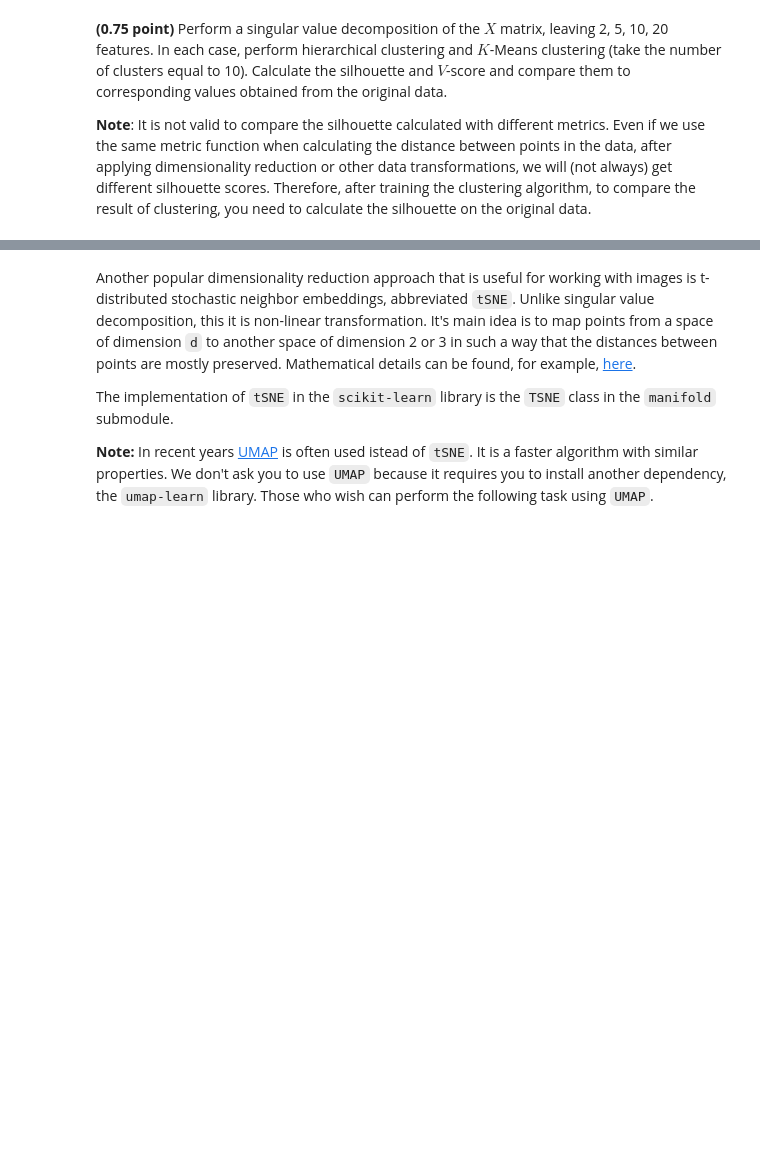
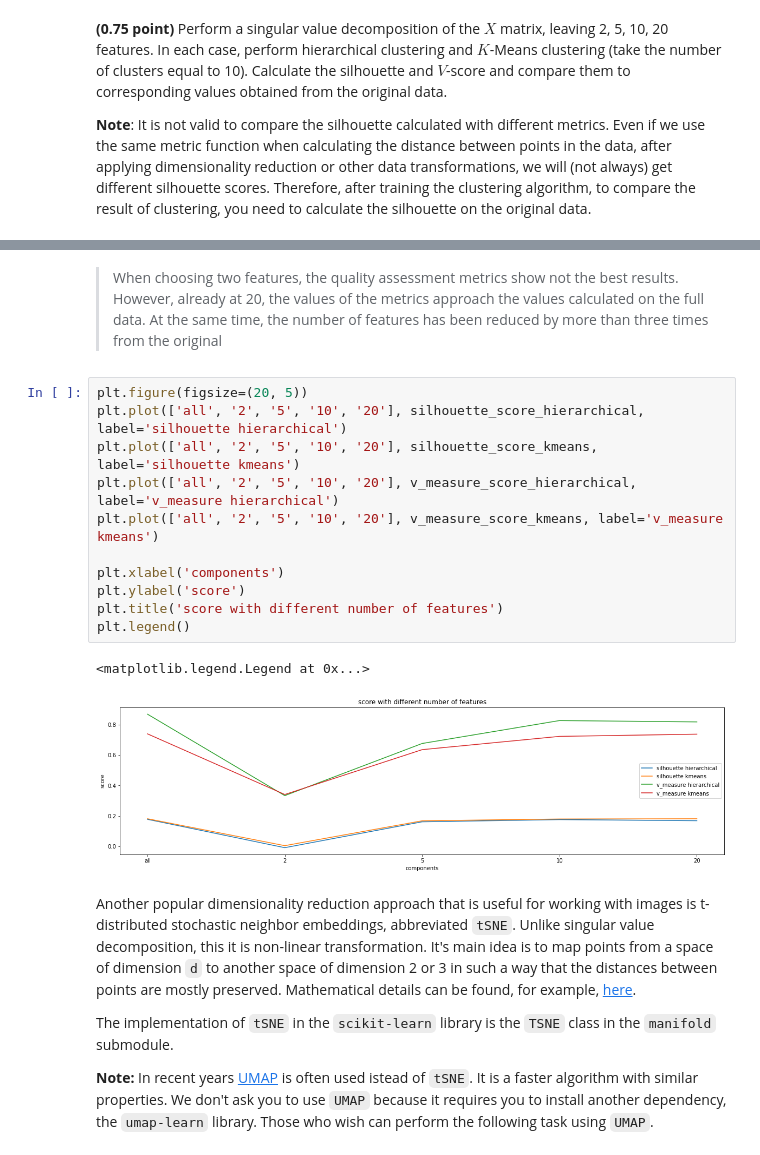
Before and after one commit to kastrubait/ml-intro-2022Q1, a Jupyter notebook: task-8_clustering.ipynb, the cells around one changed output, grey strips where cells are left out. Saved outputs shown, nothing was run; the diff lists cells and outputs as text; blank space fills up the shorter version.

```diff
--- a/task-8_clustering.ipynb
+++ b/task-8_clustering.ipynb
@@ -355,3 +399,19 @@ The `scikit-learn` module has several implementations of singular value decompos
+# %% [markdown]
+> When choosing two features, the quality assessment metrics show not the best results. However, already at 20, the values of the metrics approach the values calculated on the full data. At the same time, the number of features has been reduced by more than three times from the original
+# %%
+plt.figure(figsize=(20, 5))
+plt.plot(['all', '2', '5', '10', '20'], silhouette_score_hierarchical, label='silhouette hierarchical')
+plt.plot(['all', '2', '5', '10', '20'], silhouette_score_kmeans, label='silhouette kmeans')
+plt.plot(['all', '2', '5', '10', '20'], v_measure_score_hierarchical, label='v_measure hierarchical')
+plt.plot(['all', '2', '5', '10', '20'], v_measure_score_kmeans, label='v_measure kmeans')
+
+plt.xlabel('components')
+plt.ylabel('score')
+plt.title('score with different number of features')
+plt.legend()
+# %% [output]
+<matplotlib.legend.Legend at 0x...>
+[figure, added]
 # %% [markdown]
 Another popular dimensionality reduction approach that is useful for working with images is t-distributed stochastic neighbor embeddings, abbreviated `tSNE`. Unlike singular value decomposition, this it is non-linear transformation. It's main idea is to map points from a space of dimension `d` to another space of dimension 2 or 3 in such a way that the distances between points are mostly preserved. Mathematical details can be found, for example, [here](https://en.wikipedia.org/wiki/T-distributed_stochastic_neighbor_embedding).
 
```
Also changed, not shown: parts of 7 cells of this notebook.
